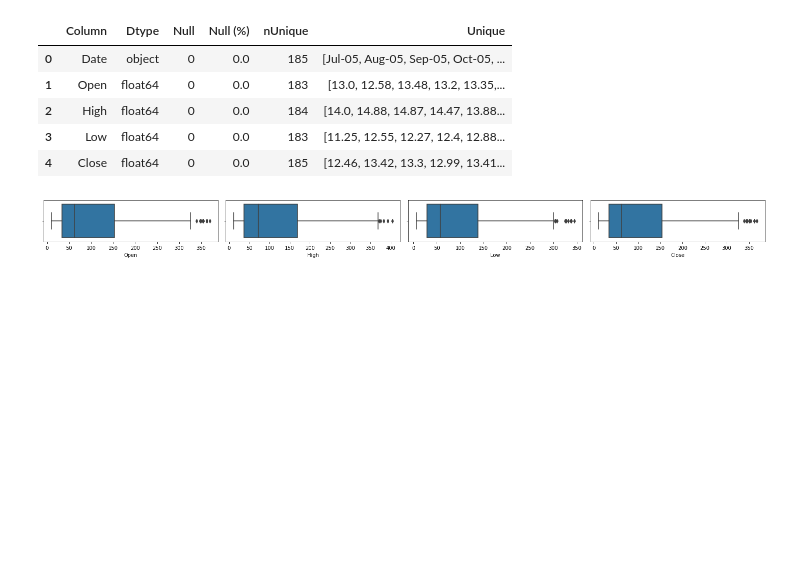
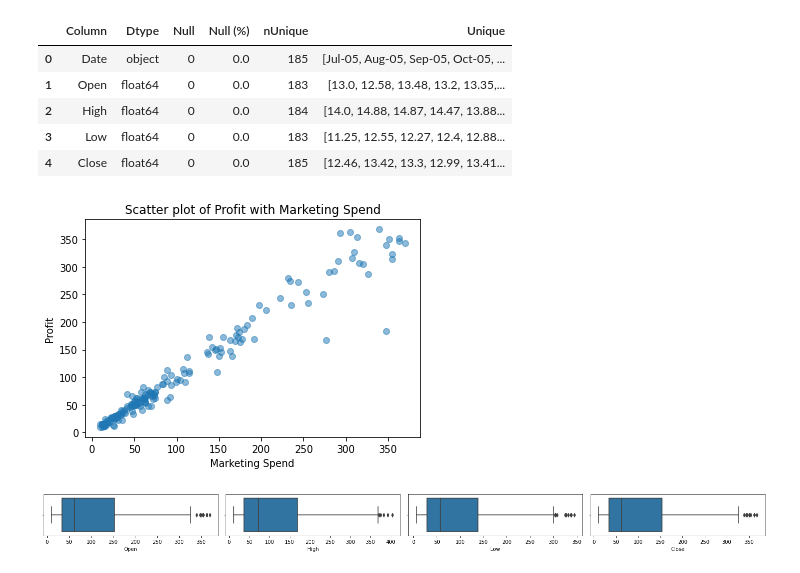
Before and after one commit to niteshavagabond/Yes-Bank-Stock-Closing-Price-Prediction, a Jupyter notebook: Yes_Bank_Stock_Closing_Price_Prediction_Nitesh_Verma.ipynb, the cells around one changed output. Saved outputs shown, nothing was run; the diff lists cells and outputs as text; code cells hidden in the pictures; blank space fills up the shorter version.

```diff
--- a/Yes_Bank_Stock_Closing_Price_Prediction_Nitesh_Verma.ipynb
+++ b/Yes_Bank_Stock_Closing_Price_Prediction_Nitesh_Verma.ipynb
@@ -91,6 +105,14 @@ df_columns
 | 2 | High | float64 | 0 | 0.0 | 184 | [14.0, 14.88, 14.87, 14.47, 13.88... |
 | 3 | Low | float64 | 0 | 0.0 | 183 | [11.25, 12.55, 12.27, 12.4, 12.88... |
 | 4 | Close | float64 | 0 | 0.0 | 185 | [12.46, 13.42, 13.3, 12.99, 13.41... |
+# %%
+  plt.scatter(df['Open'], df['Close'], alpha=0.5)
+  plt.title('Scatter plot of Profit with Marketing Spend')
+  plt.xlabel('Marketing Spend')
+  plt.ylabel('Profit')
+plt.show()
+# %% [output]
+[figure, added]
 # %%
 # looking for outliers of every fearture of dataset with the help of boxplot
 import warnings
```
Also changed, not shown: parts of 59 cells of this notebook.
